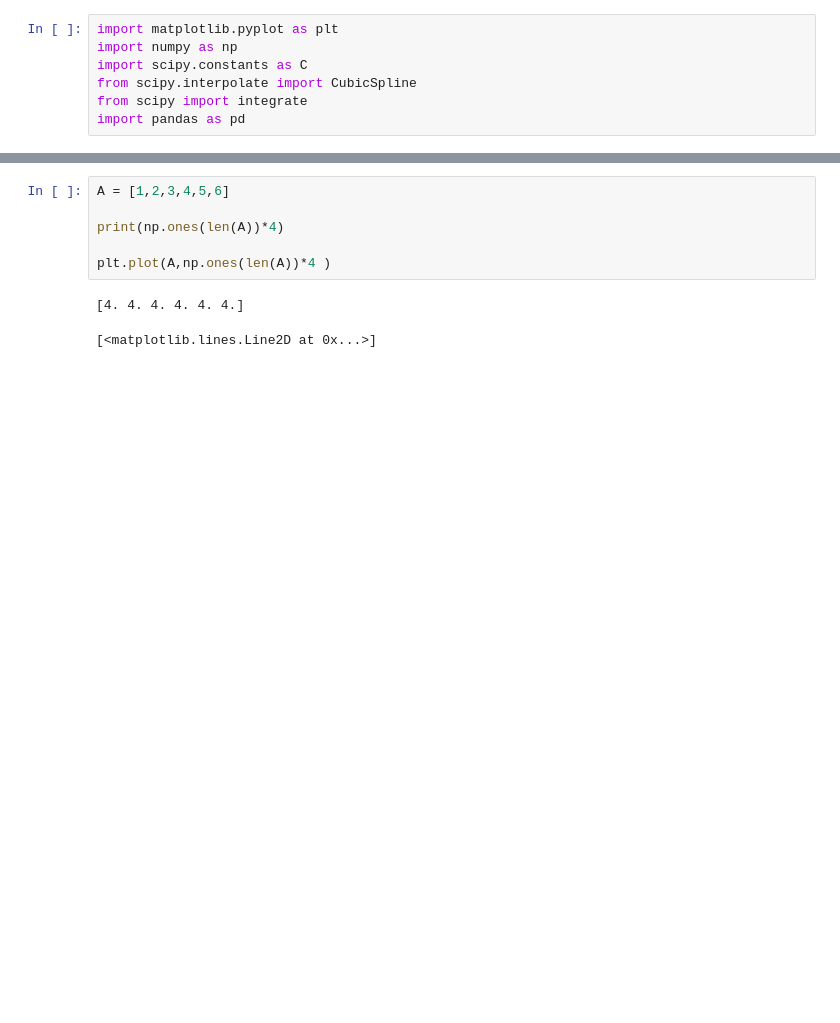
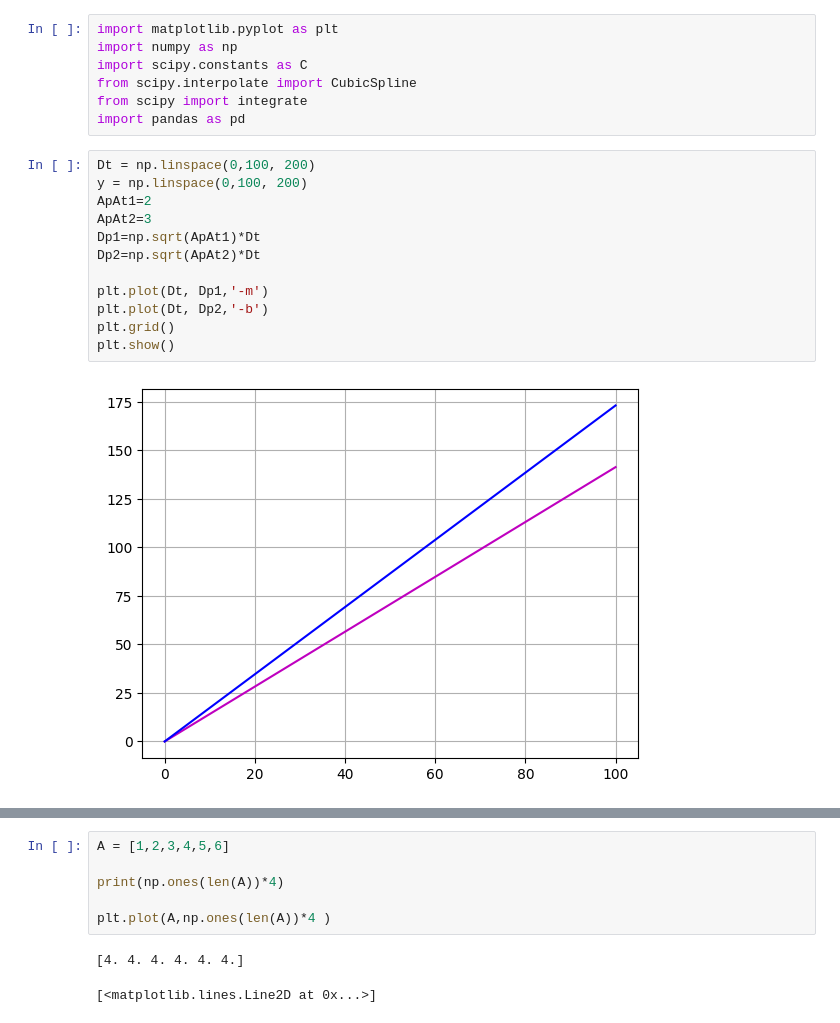
Before and after one commit to leonelGo/Coheteria, a Jupyter notebook: Motor/Motor.ipynb, the cells around one changed output, grey strips where cells are left out. Cells and saved outputs as stored; diff of their text form; blank space fills up the shorter version.

```diff
--- a/Motor/Motor.ipynb
+++ b/Motor/Motor.ipynb
@@ -5,3 +5,17 @@ import scipy.constants as C
 from scipy.interpolate import CubicSpline
 from scipy import integrate
 import pandas as pd
+# %%
+Dt = np.linspace(0,100, 200)
+y = np.linspace(0,100, 200)
+ApAt1=2
+ApAt2=3
+Dp1=np.sqrt(ApAt1)*Dt
+Dp2=np.sqrt(ApAt2)*Dt
+
+plt.plot(Dt, Dp1,'-m')
+plt.plot(Dt, Dp2,'-b')
+plt.grid()
+plt.show()
+# %% [output]
+[figure, added]
```
Also changed, not shown: parts of 23 cells of this notebook, 33 other files.
